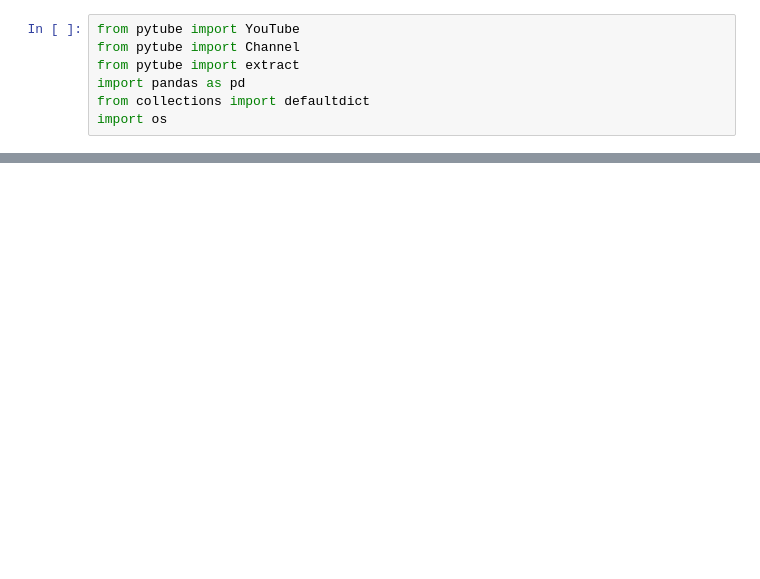
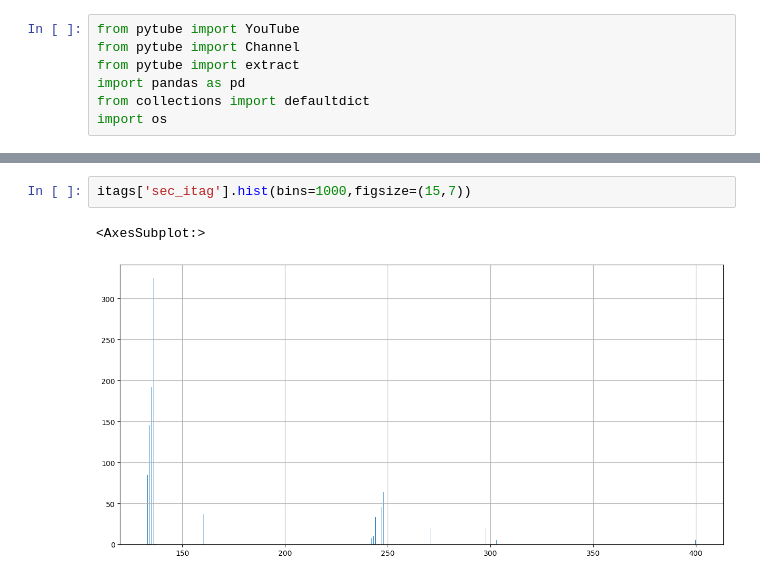
Before and after one commit to DaliaO15/CDHU-katrin_youtube, a Jupyter notebook: prototyping/video_metadata.ipynb, the cells around one changed output, grey strips where cells are left out. Drawn from its saved outputs; the diff is of its cells as text; blank space fills up the shorter version.

```diff
--- a/prototyping/video_metadata.ipynb
+++ b/prototyping/video_metadata.ipynb
@@ -103,0 +132,5 @@ df
+# %%
+itags['sec_itag'].hist(bins=1000,figsize=(15,7))
+# %% [output]
+<AxesSubplot:>
+[figure, added]
```
Also changed, not shown: parts of 16 cells of this notebook, 2 other files.
